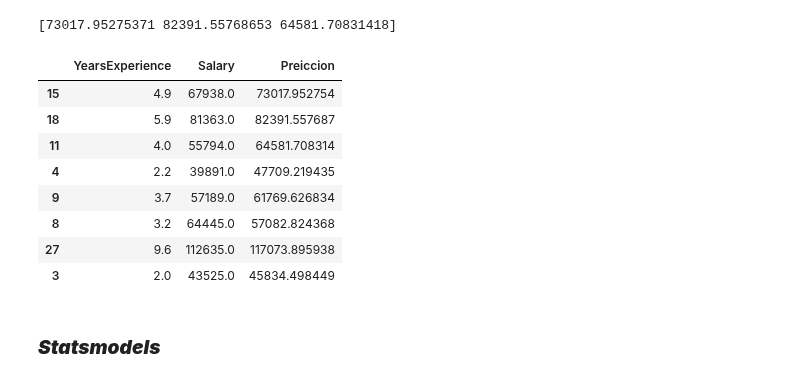
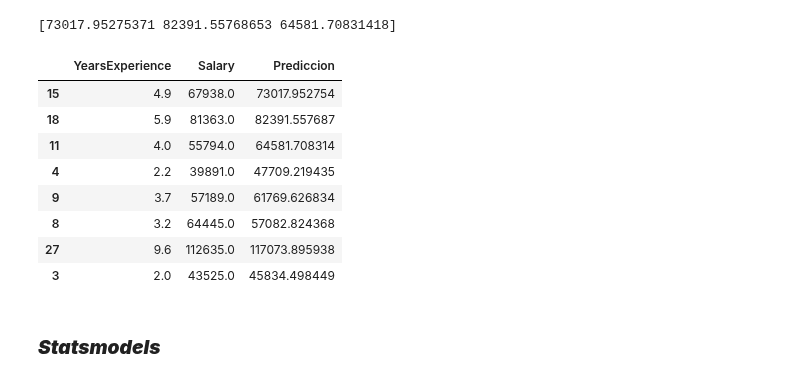
Before and after one commit to cristiandarioortegayubro/BA, a Jupyter notebook: rls_01.ipynb, the cells around one changed output. Saved outputs shown, nothing was run; the diff lists cells and outputs as text; code cells hidden in the pictures.

```diff
--- a/rls_01.ipynb
+++ b/rls_01.ipynb
@@ -134,10 +138,10 @@ print(predicciones[0:3,])
 [73017.95275371 82391.55768653 64581.70831418]
 # %%
 X_test["Salary"] = y_test
-X_test["Preiccion"] = predicciones
+X_test["Prediccion"] = predicciones
 X_test
 # %% [output]
-|  | YearsExperience | Salary | Preiccion |
+|  | YearsExperience | Salary | Prediccion |
 | 15 | 4.9 | 67938.0 | 73017.952754 |
 | 18 | 5.9 | 81363.0 | 82391.557687 |
 | 11 | 4.0 | 55794.0 | 64581.708314 |
```
Also changed, not shown: parts of 3 cells of this notebook.
